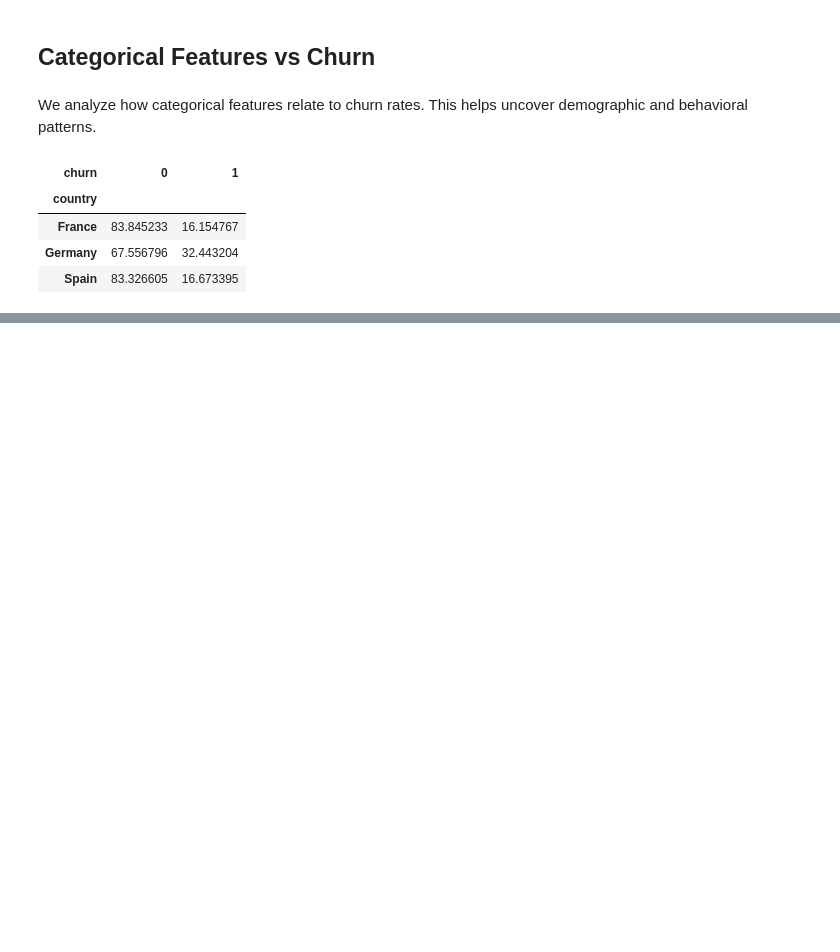
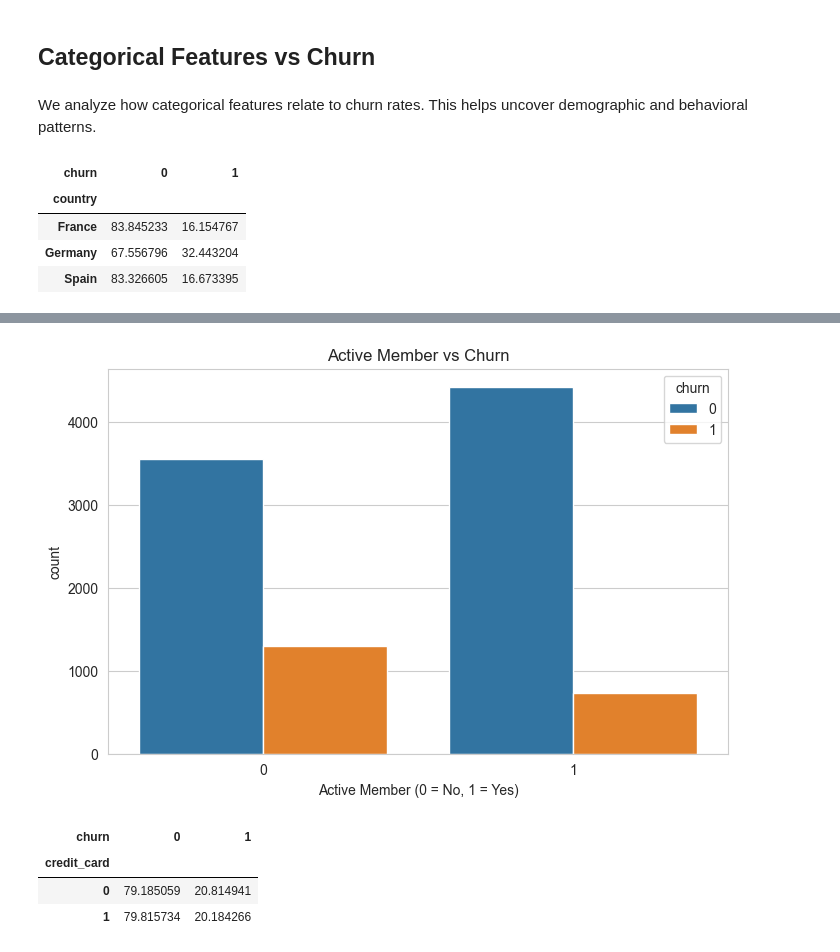
Before and after one commit to naevasetia/customer-churn-prediction-ml, a Jupyter notebook: notebooks/01_eda.ipynb, the cells around one changed output, grey strips where cells are left out. Cells and saved outputs as stored; diff of their text form; code cells hidden in the pictures; blank space fills up the shorter version.

```diff
--- a/notebooks/01_eda.ipynb
+++ b/notebooks/01_eda.ipynb
@@ -297,0 +322,15 @@ plt.show()
+# %%
+sns.countplot(x="active_member", hue="churn", data=df)
+plt.title("Active Member vs Churn")
+plt.xlabel("Active Member (0 = No, 1 = Yes)")
+plt.show()
+# %% [output]
+[figure, added]
+# %%
+card_churn = pd.crosstab(df["credit_card"], df["churn"], normalize="index") * 100
+card_churn
+# %% [output]
+| churn | 0 | 1 |
+| credit_card |  |  |
+| 0 | 79.185059 | 20.814941 |
+| 1 | 79.815734 | 20.184266 |
```
Also changed, not shown: parts of 12 cells of this notebook.
